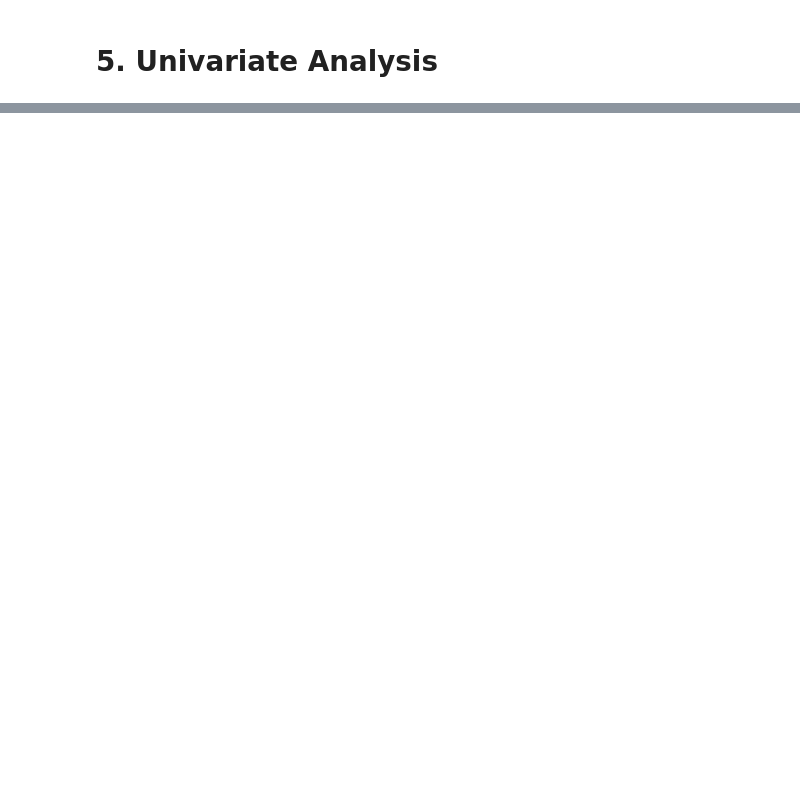
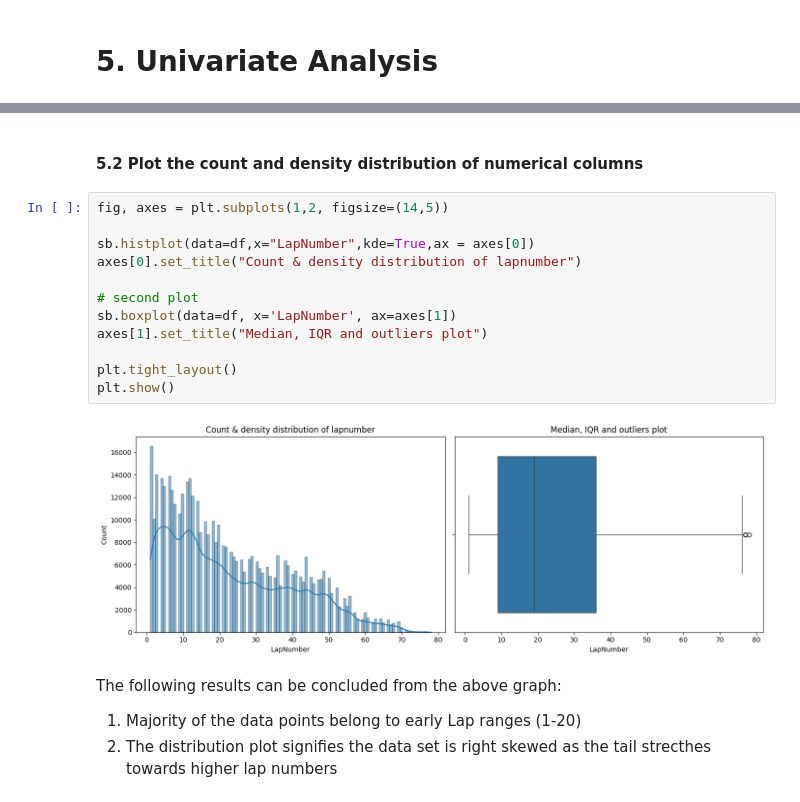
Before and after one commit to Gurmancheema/f1-pit-stop-prediction, a Jupyter notebook: 01_data_understanding.ipynb, the cells around one changed output, grey strips where cells are left out. Drawn from its saved outputs; the diff is of its cells as text; blank space fills up the shorter version.

```diff
--- a/01_data_understanding.ipynb
+++ b/01_data_understanding.ipynb
@@ -140,0 +171,20 @@ pandas.Series
+# %% [markdown]
+#### 5.2 Plot the count and density distribution of numerical columns
+# %%
+fig, axes = plt.subplots(1,2, figsize=(14,5))
+
+sb.histplot(data=df,x="LapNumber",kde=True,ax = axes[0])
+axes[0].set_title("Count & density distribution of lapnumber")
+
+# second plot
+sb.boxplot(data=df, x='LapNumber', ax=axes[1])
+axes[1].set_title("Median, IQR and outliers plot")
+
+plt.tight_layout()
+plt.show()
+# %% [output]
+[figure, added]
+# %% [markdown]
+The following results can be concluded from the above graph:
+1. Majority of the data points belong to early Lap ranges (1-20)
+2. The distribution plot signifies the data set is right skewed as the tail strecthes towards higher lap numbers
```
Also changed, not shown: parts of 13 cells of this notebook.
